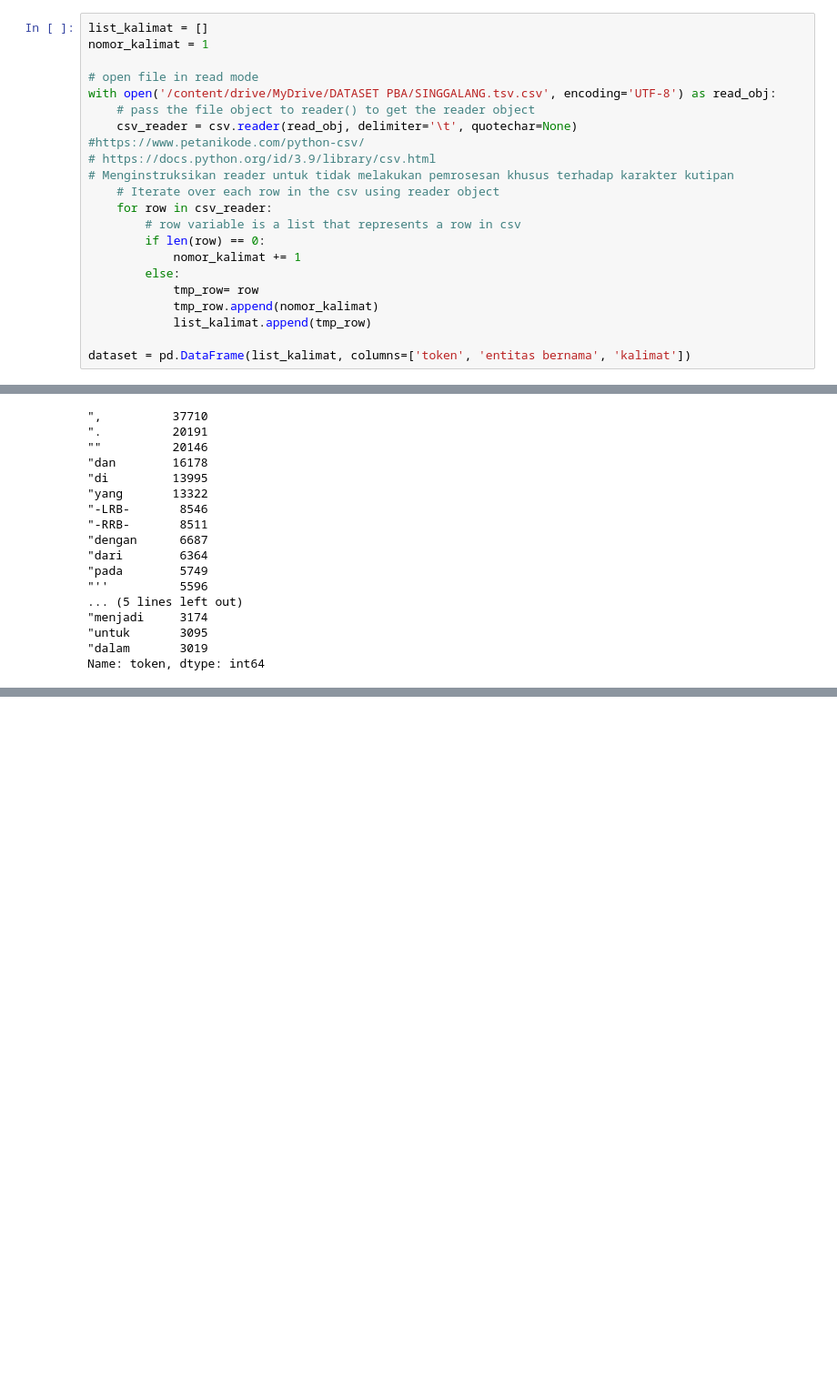
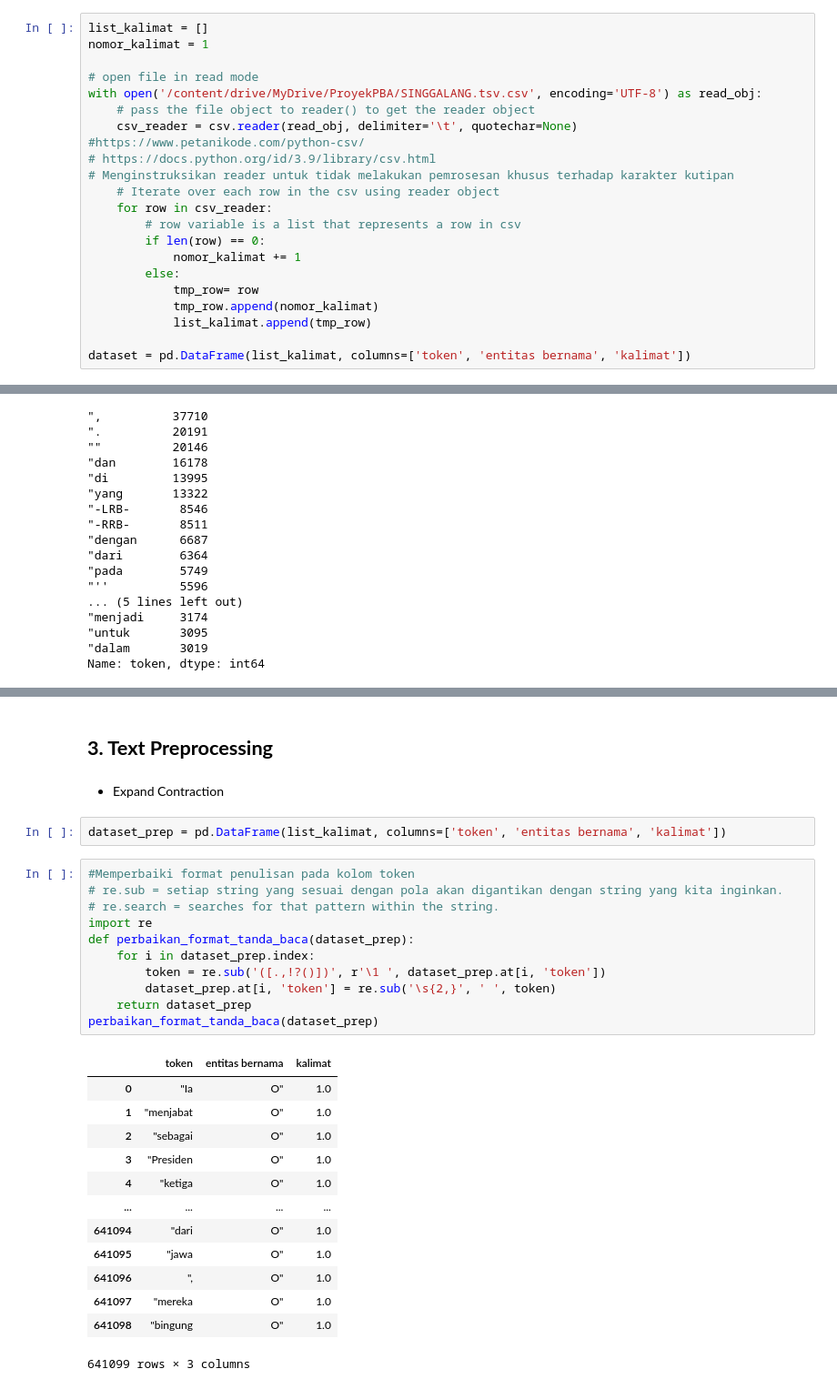
Before and after one commit to angelinasinaga/Indonesian_Named-entity_Recognition, a Jupyter notebook: Pasupasu.ipynb, the cells around one changed output, grey strips where cells are left out. Shown at 91% size. Saved outputs shown, nothing was run; the diff lists cells and outputs as text; blank space fills up the shorter version.

```diff
--- a/Pasupasu.ipynb
+++ b/Pasupasu.ipynb
@@ -65,7 +62,7 @@ list_kalimat = []
 nomor_kalimat = 1
 
 # open file in read mode
-with open('/content/drive/MyDrive/DATASET PBA/SINGGALANG.tsv.csv', encoding='UTF-8') as read_obj:
+with open('/content/drive/MyDrive/ProyekPBA/SINGGALANG.tsv.csv', encoding='UTF-8') as read_obj:
     # pass the file object to reader() to get the reader object
     csv_reader = csv.reader(read_obj, delimiter='\t', quotechar=None) #https://www.petanikode.com/python-csv/
 # https://docs.python.org/id/3.9/library/csv.html
@@ -227,0 +243,31 @@ dataset['token'].value_counts()[:20].plot(kind='barh')
+# %% [markdown]
+## **3. Text Preprocessing** ##
+# %% [markdown]
+*   Expand Contraction
+# %%
+dataset_prep = pd.DataFrame(list_kalimat, columns=['token', 'entitas bernama', 'kalimat'])
+# %%
+#Memperbaiki format penulisan pada kolom token
+# re.sub = setiap string yang sesuai dengan pola akan digantikan dengan string yang kita inginkan.
+# re.search = searches for that pattern within the string.
+import re
+def perbaikan_format_tanda_baca(dataset_prep):
+    for i in dataset_prep.index:
+        token = re.sub('([.,!?()])', r'\1 ', dataset_prep.at[i, 'token'])
+        dataset_prep.at[i, 'token'] = re.sub('\s{2,}', ' ', token)
+    return dataset_prep
+perbaikan_format_tanda_baca(dataset_prep)
+# %% [output]
+|  | token | entitas bernama | kalimat |
+| 0 | "Ia | O" | 1.0 |
+| 1 | "menjabat | O" | 1.0 |
+| 2 | "sebagai | O" | 1.0 |
+| 3 | "Presiden | O" | 1.0 |
+| 4 | "ketiga | O" | 1.0 |
+| ... | ... | ... | ... |
+| 641094 | "dari | O" | 1.0 |
+| 641095 | "jawa | O" | 1.0 |
+| 641096 | ", | O" | 1.0 |
+| 641097 | "mereka | O" | 1.0 |
+| 641098 | "bingung | O" | 1.0 |
+641099 rows × 3 columns
```
Also changed, not shown: parts of 3 cells of this notebook.
